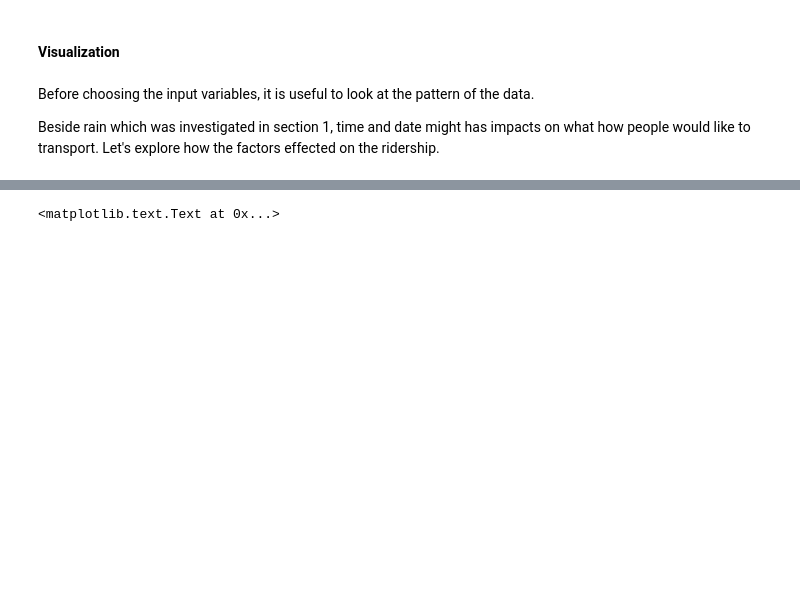
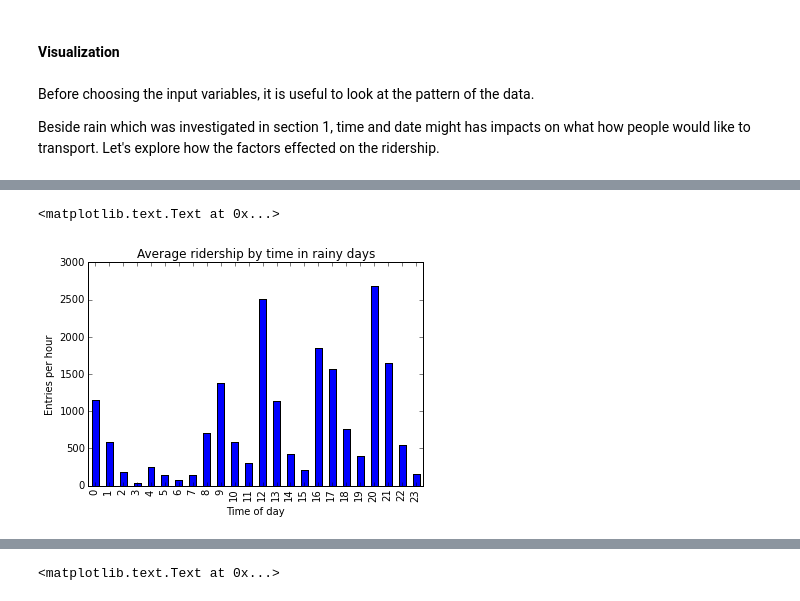
Before and after one commit to thuyquach/Analyzing-New-York-Subway-Data, a Jupyter notebook: Summited_Analayzing_NYC_Subway_Dataset.ipynb, the cells around one changed output, grey strips where cells are left out. Saved outputs shown, nothing was run; the diff lists cells and outputs as text; code cells hidden in the pictures; blank space fills up the shorter version.

```diff
--- a/Summited_Analayzing_NYC_Subway_Dataset.ipynb
+++ b/Summited_Analayzing_NYC_Subway_Dataset.ipynb
@@ -217,0 +246,8 @@ We could see that number of ridership changed with different times of day.
+# %%
+turnstile_weather[turnstile_weather.rain == 1].groupby(["Hour"])["ENTRIESn_hourly"].mean().plot(kind = 'bar')
+plt.title('Average ridership by time in rainy days')
+plt.xlabel('Time of day')
+plt.ylabel('Entries per hour')
+# %% [output]
+<matplotlib.text.Text at 0x...>
+[figure, added]
```
Also changed, not shown: parts of 22 cells of this notebook.
